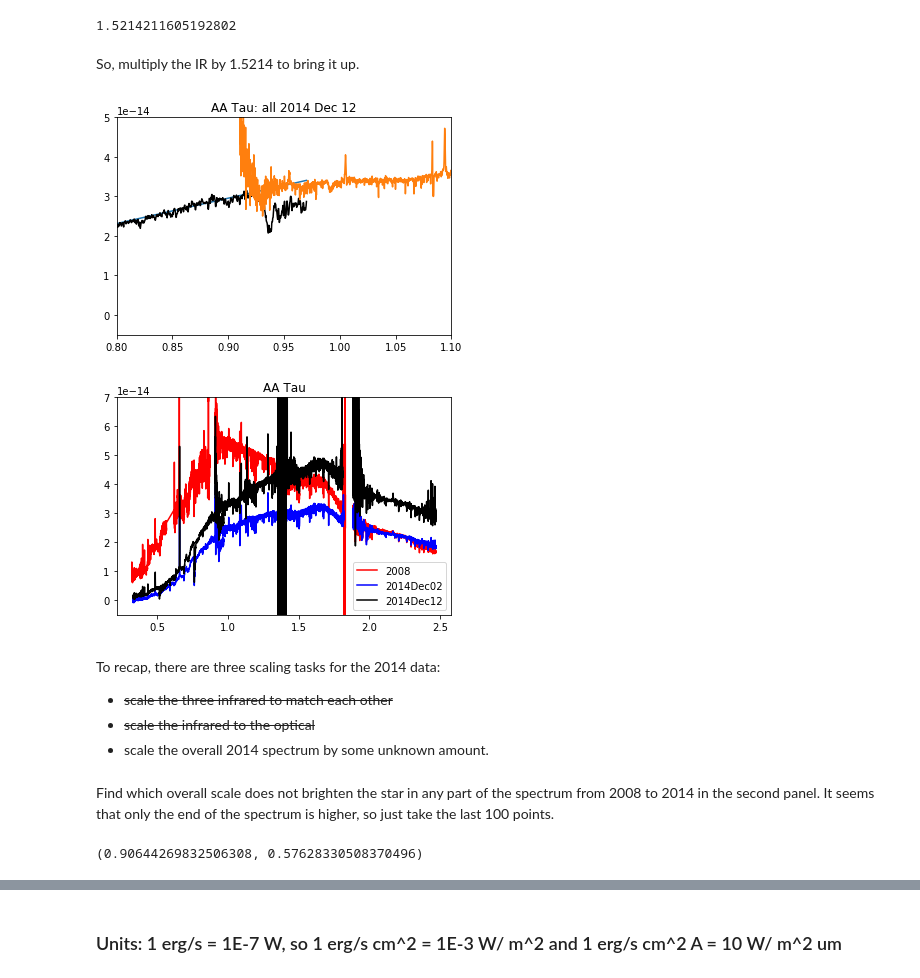
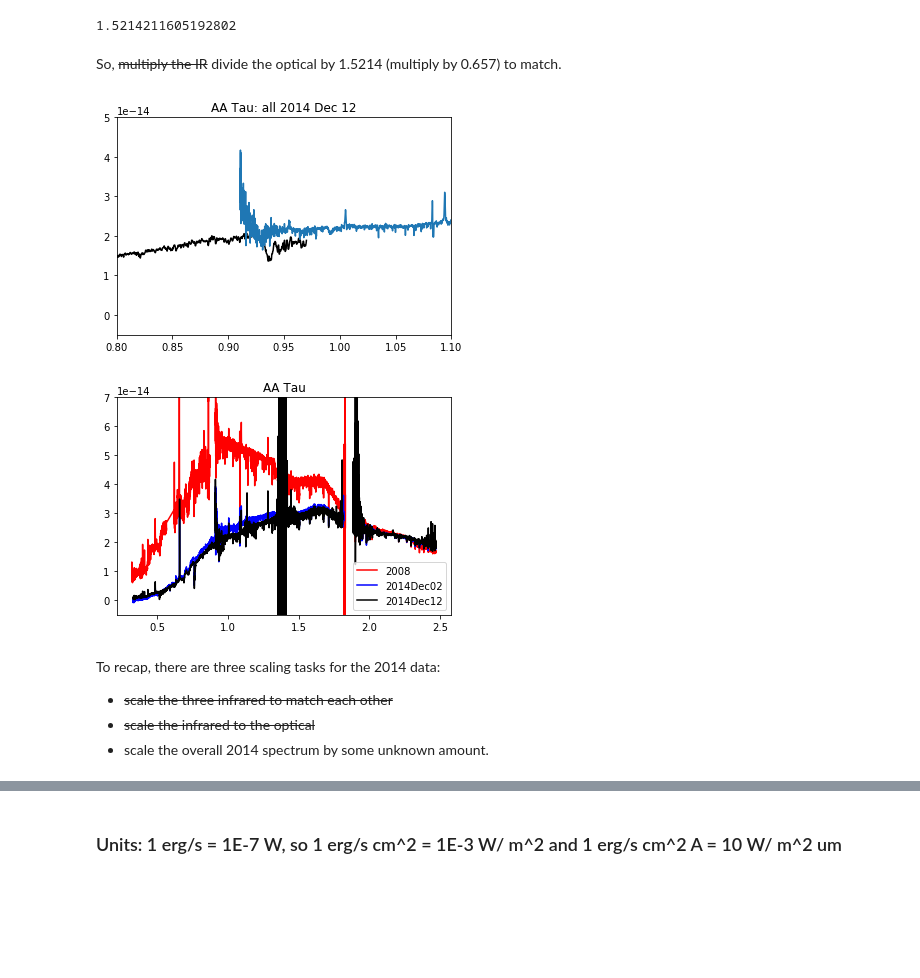
Before and after one commit to krislars/AA_Tau_Covey, a Jupyter notebook: AATau_data.ipynb, the cells around one changed output, grey strips where cells are left out. Cells and saved outputs as stored; diff of their text form; code cells hidden in the pictures; blank space fills up the shorter version.

```diff
--- a/AATau_data.ipynb
+++ b/AATau_data.ipynb
@@ -581,51 +571,40 @@ np.average(IRdata_dec12[IRrange])
 # %% [output]
 1.5214211605192802
 # %% [markdown]
-So, multiply the IR by 1.5214 to bring it up.
+So, ~~multiply the IR~~ divide the optical by 1.5214 (multiply by 0.657) to match.
 # %%
 f_IRdat12b=interp.interp1d(IRwav12b,IRdata12b_scale)
 f_IRdat12c=interp.interp1d(IRwav12c,IRdata12c_scale)
 
 IRwavelength_dec12=IRwav12a
-IRdata_dec12=1.5214*(IRdata12a+f_IRdat12b(IRwavelength_dec12)+f_IRdat12b(IRwavelength_dec12))/3.0
+IRdata_dec12=(IRdata12a+f_IRdat12b(IRwavelength_dec12)+f_IRdat12b(IRwavelength_dec12))/3.0
+data_dec12scale=data_dec12/1.5214
 
 fig,ax=plt.subplots()
-ax.plot(wavelength_dec12,m*wavelength_dec12+b)
-ax.plot(wavelength_dec12,data_dec12,'k',label='2014 optical')
+ax.plot(wavelength_dec12,data_dec12scale,'k',label='2014 optical')
 ax.plot(IRwavelength_dec12,IRdata_dec12,label='2014Dec12')
 ax.set_ylim(-0.05E-13,0.5E-13)
 ax.set_xlim(0.8,1.1)
 ax.set_title("AA Tau: all 2014 Dec 12")
 plt.show()
 # %% [output]
-[figure, old version]
+[figure, new version]
 # %%
 fig,ax=plt.subplots()
-ax.plot(IRwav2008,IRdata2008,'r')
+ax.plot(IRwavelength_2008,IRdata_2008,'r')
 ax.plot(wavelength_2008,data_2008,'r',label='2008')
 ax.plot(IRwavelength_dec02,IRdata_dec02,'b',label='2014Dec02')
-ax.plot(wavelength_dec02,data_dec02,'b')
+ax.plot(wavelength_dec02,data_dec02scale,'b')
 ax.plot(IRwavelength_dec12,IRdata_dec12,'k',label='2014Dec12')
-ax.plot(wavelength_dec12,data_dec12,'k')
+ax.plot(wavelength_dec12,data_dec12scale,'k')
 ax.legend(loc='best')
 ax.set_title('AA Tau')
 ax.set_ylim(-0.05E-13,0.7E-13)
 plt.show()
 # %% [output]
-[figure, old version]
+[figure, new version]
 # %% [markdown]
 To recap, there are three scaling tasks for the 2014 data:
 * ~~scale the three infrared to match each other~~
 * ~~scale the infrared to the optical~~
 * scale the overall 2014 spectrum by some unknown amount.
-# %% [markdown]
-Find which overall scale does not brighten the star in any part of the spectrum from 2008 to 2014 in the second panel.  It seems that only the end of the spectrum is higher, so just take the last 100 points.
-# %%
-IRdata_2008=IRdata2008
-IRwavelength_2008=IRwav2008
-all_scale02=np.mean(IRdata_2008[-100:])/np.mean(IRdata_dec02[-100:])
-all_scale12=np.mean(IRdata_2008[-100:])/np.mean(IRdata_dec12[-100:])
-
-all_scale02, all_scale12
-# %% [output]
-(0.90644269832506308, 0.57628330508370496)
```
Also changed, not shown: parts of 78 cells of this notebook.
